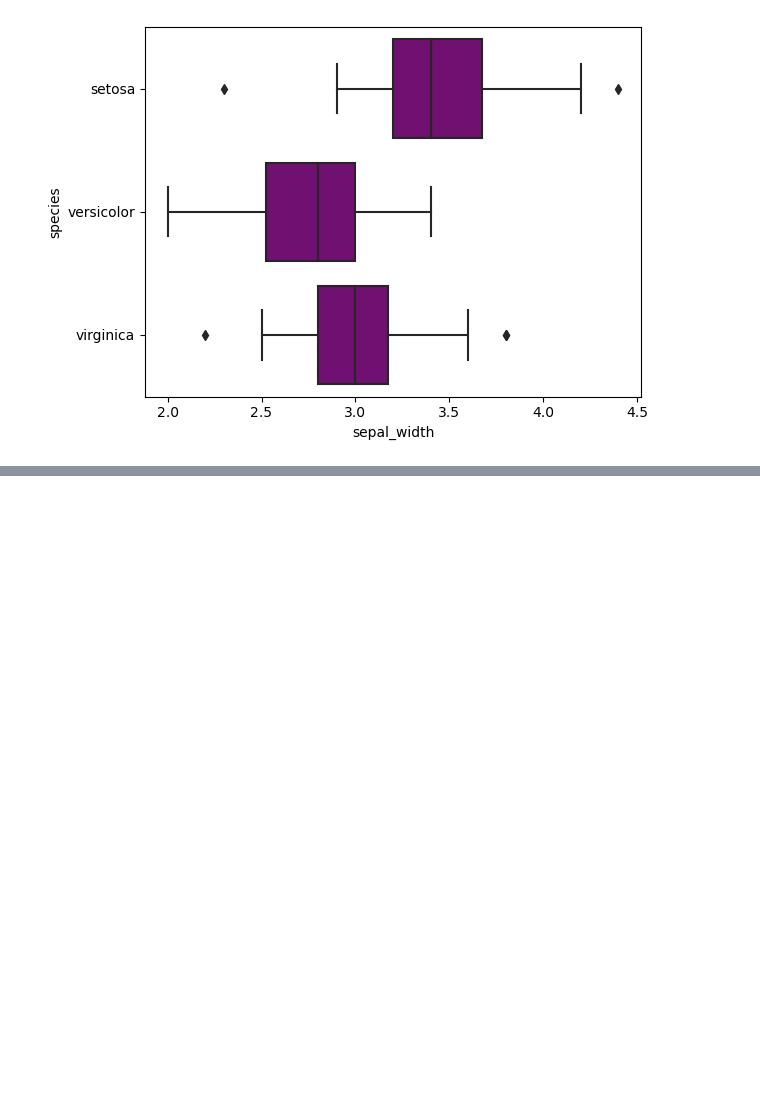
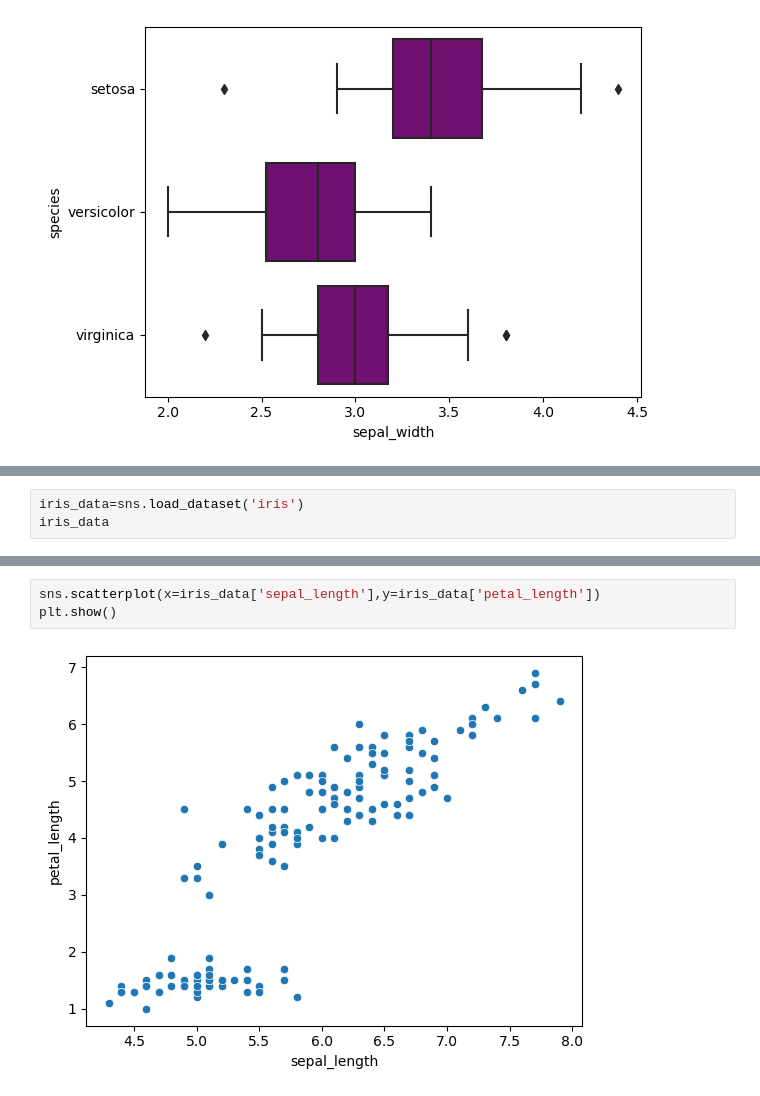
Before and after one commit to harini-kallem/Python_training, a Jupyter notebook: D-13.ipynb, the cells around one changed output, grey strips where cells are left out. Drawn from its saved outputs; the diff is of its cells as text; blank space fills up the shorter version.

```diff
--- a/D-13.ipynb
+++ b/D-13.ipynb
@@ -100,0 +109,3 @@ plt.show()
+# %%
+iris_data=sns.load_dataset('iris')
+iris_data
@@ -100,0 +126,5 @@ plt.show()
+# %%
+sns.scatterplot(x=iris_data['sepal_length'],y=iris_data['petal_length'])
+plt.show()
+# %% [output]
+[figure, added]
```
Also changed, not shown: parts of 14 cells of this notebook.
